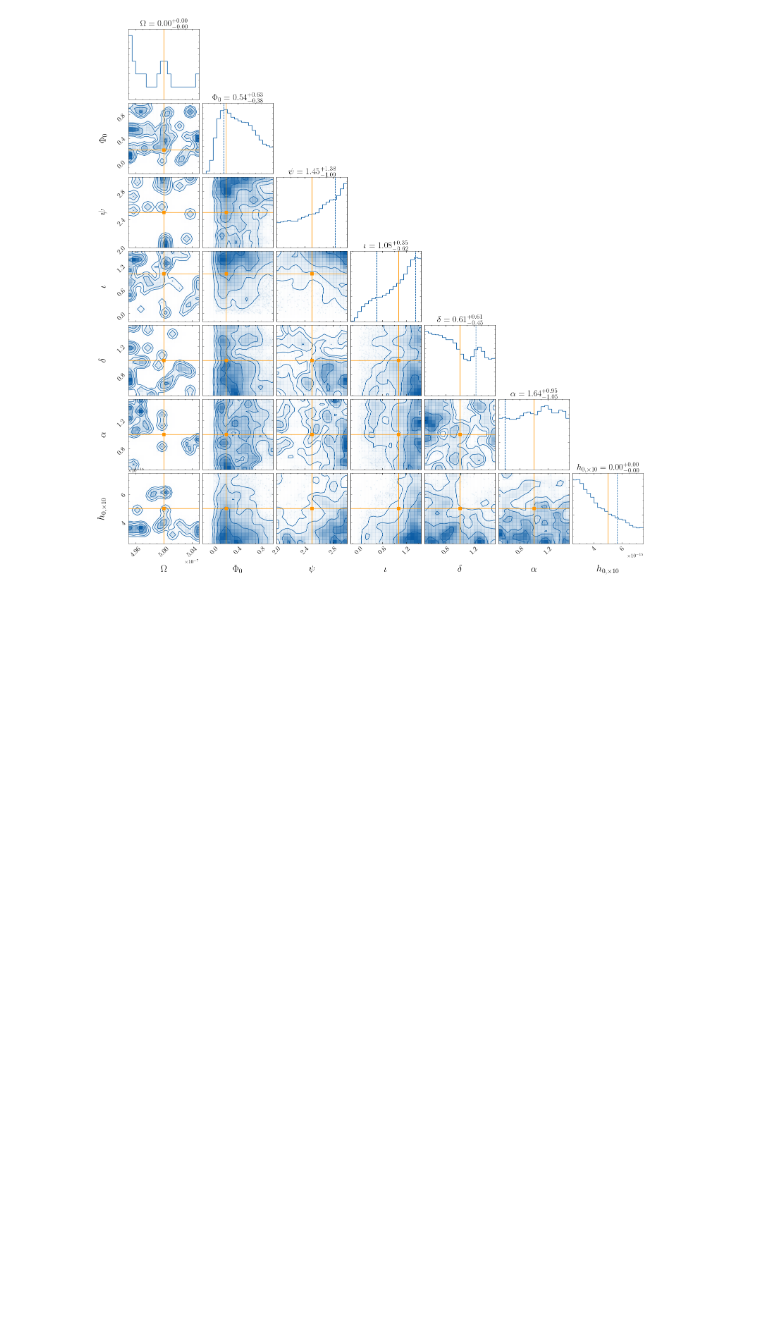
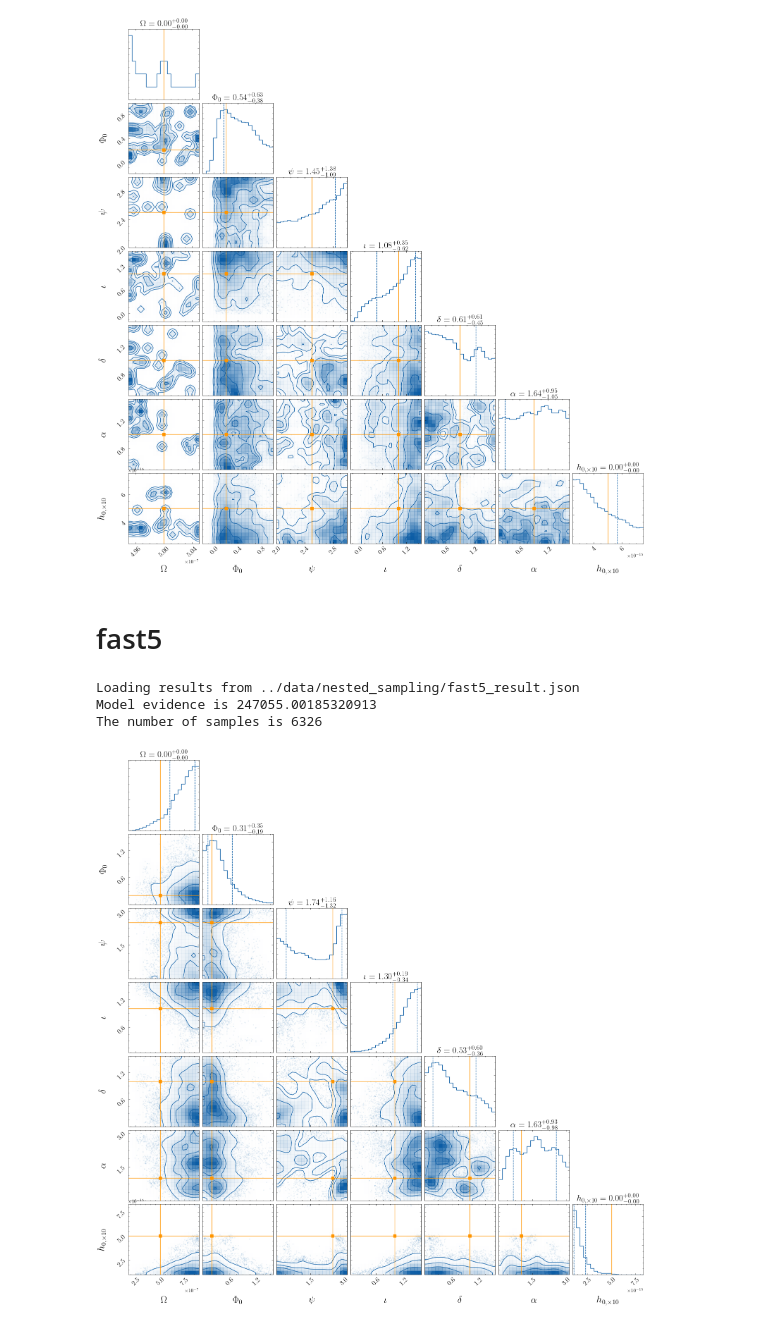
Before and after one commit to tomkimpson/KalmanPhasePTA, a Jupyter notebook: notebooks/explore_nested_sampling_results.ipynb, the cells around one changed output. Cells and saved outputs as stored; diff of their text form; code cells hidden in the pictures; blank space fills up the shorter version.

Commit message:
plot fast5 results

```diff
--- a/notebooks/explore_nested_sampling_results.ipynb
+++ b/notebooks/explore_nested_sampling_results.ipynb
@@ -25,3 +25,12 @@ Loading results from ../data/nested_sampling/test123_result.json
 Model evidence is 202412.03184255768
 The number of samples is 3834
 [figure]
+# %% [markdown]
+# fast5
+# %%
+plot_nested_sampling_results(path+'fast5'+suffix)
+# %% [output]
+Loading results from ../data/nested_sampling/fast5_result.json
+Model evidence is 247055.00185320913
+The number of samples is 6326
+[figure, added]
```
Also changed, not shown: parts of 2 cells of this notebook, 2 other files.
